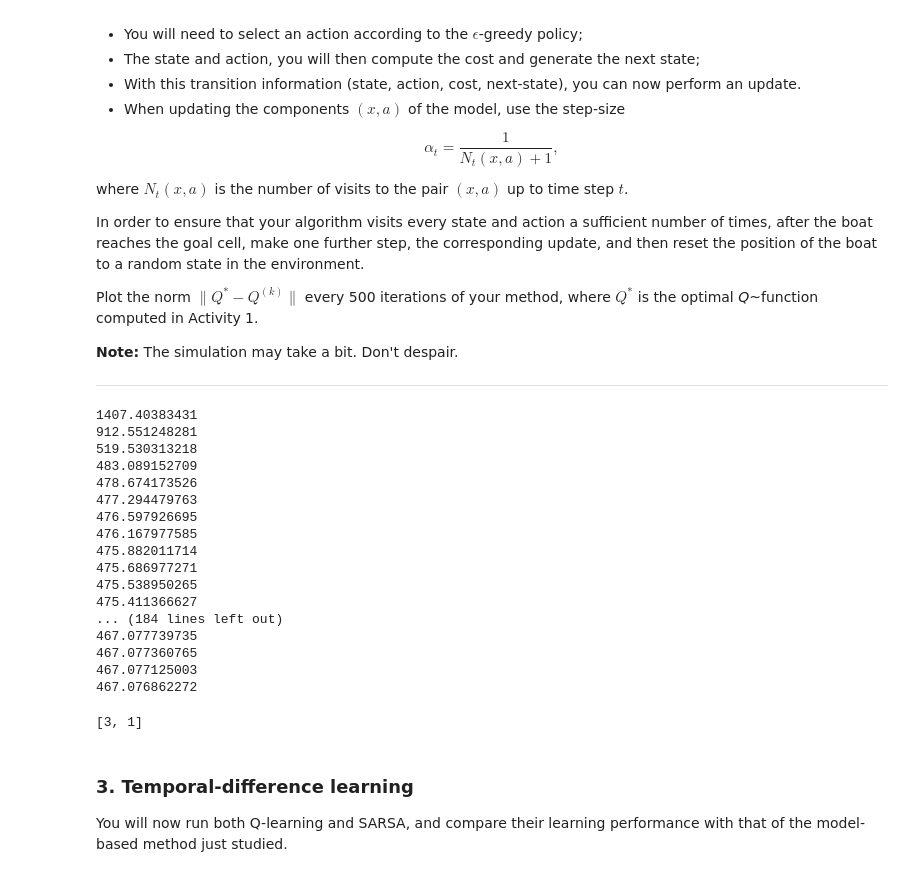
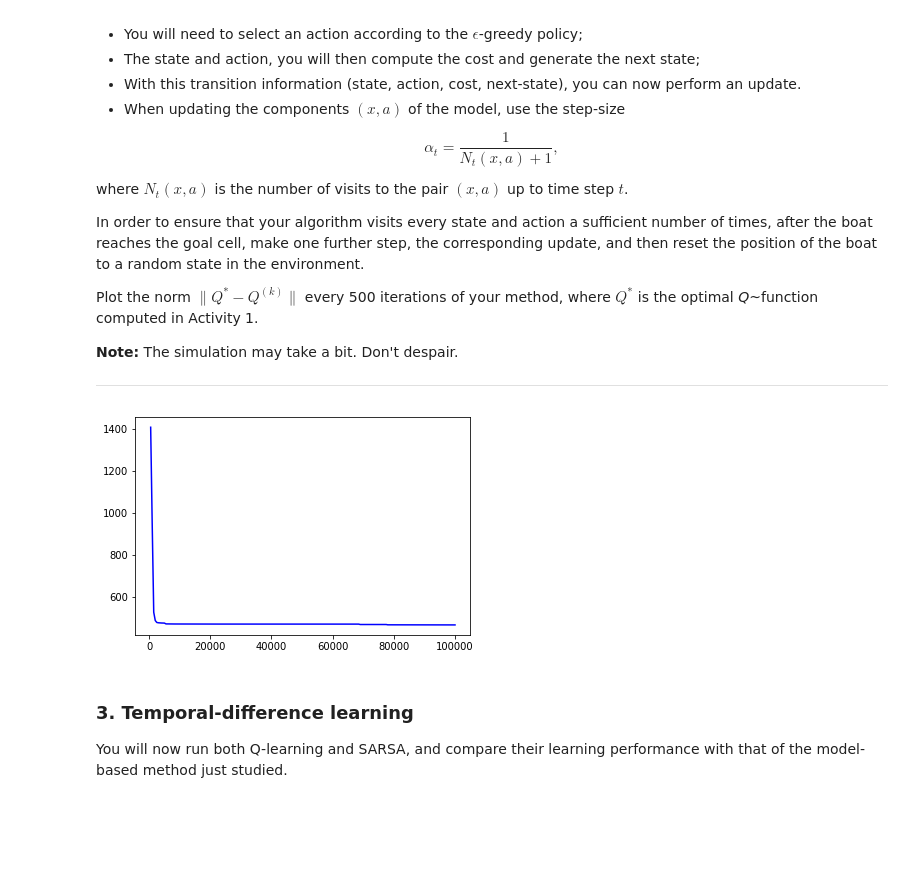
Before and after one commit to goncalo-rodrigues/ADI2017, a Jupyter notebook: LAB6/lab-6-enun.ipynb, the cells around one changed output. Drawn from its saved outputs; the diff is of its cells as text; code cells hidden in the pictures; blank space fills up the shorter version.

```diff
--- a/LAB6/lab-6-enun.ipynb
+++ b/LAB6/lab-6-enun.ipynb
@@ -183,6 +182,7 @@ Plot the norm $\|Q^*-Q^{(k)}\|$ every 500 iterations of your method, where $Q^*$
 
 ---
 # %%
+import matplotlib.pyplot as plt
 N = np.zeros(shape=(nX, nA))
 P_estimated = dict()
 P_estimated['U'] = np.identity(nX)
@@ -193,55 +193,41 @@ c_estimated = np.zeros((nX, nA))
 Q_estimated = np.zeros((nX, nA))
 x0 = X.index(init)
 
 def simulate(x, a):
     newx = np.random.choice(np.arange(nX), p=P[A[a]][x])
     cost = c[x,a]
     return newx, cost
 
 currentx = x0
 i=0
+xx_1 = []
+yy_1 = []
 while i < 100000:
     action = e_greedy(Q_estimated, currentx)
     N[currentx, action] += 1
     newx, cost = simulate(currentx, action)
     alpha = 1./(N[currentx,action] +1)
     II = np.zeros((1, nX))
     II[0,newx] = 1
     P_estimated[A[action]][currentx,None] += alpha*(II - P_estimated[A[action]][currentx,None])
     c_estimated[currentx, action] += alpha*(cost - c_estimated[currentx, action])
 
     if currentx == X.index(goal):
         currentx = x0
     else:
         currentx = newx
 
     Q_estimated = calculateQ(Q_estimated, P=P_estimated, c=c_estimated)
 
     i+=1
     if (i%500==0):
-        print(np.linalg.norm(Q_estimated-Q))
+        xx_1.append(i)
+        yy_1.append(np.linalg.norm(Q_estimated-Q))
+
+plt.plot(xx_1,yy_1, color='b')
+plt.show()
 # %% [output]
-1407.40383431
-912.551248281
-519.530313218
-483.089152709
-478.674173526
-477.294479763
-476.597926695
-476.167977585
-475.882011714
-475.686977271
-475.538950265
-475.411366627
-... (184 lines left out)
-467.077739735
-467.077360765
-467.077125003
-467.076862272
+[figure, added]
-# %%
-print(X[simulate(X.index(init),3)[0]])
-# %% [output]
-[3, 1]
 # %% [markdown]
 ### 3. Temporal-difference learning
 
```
Also changed, not shown: parts of 6 cells of this notebook.
